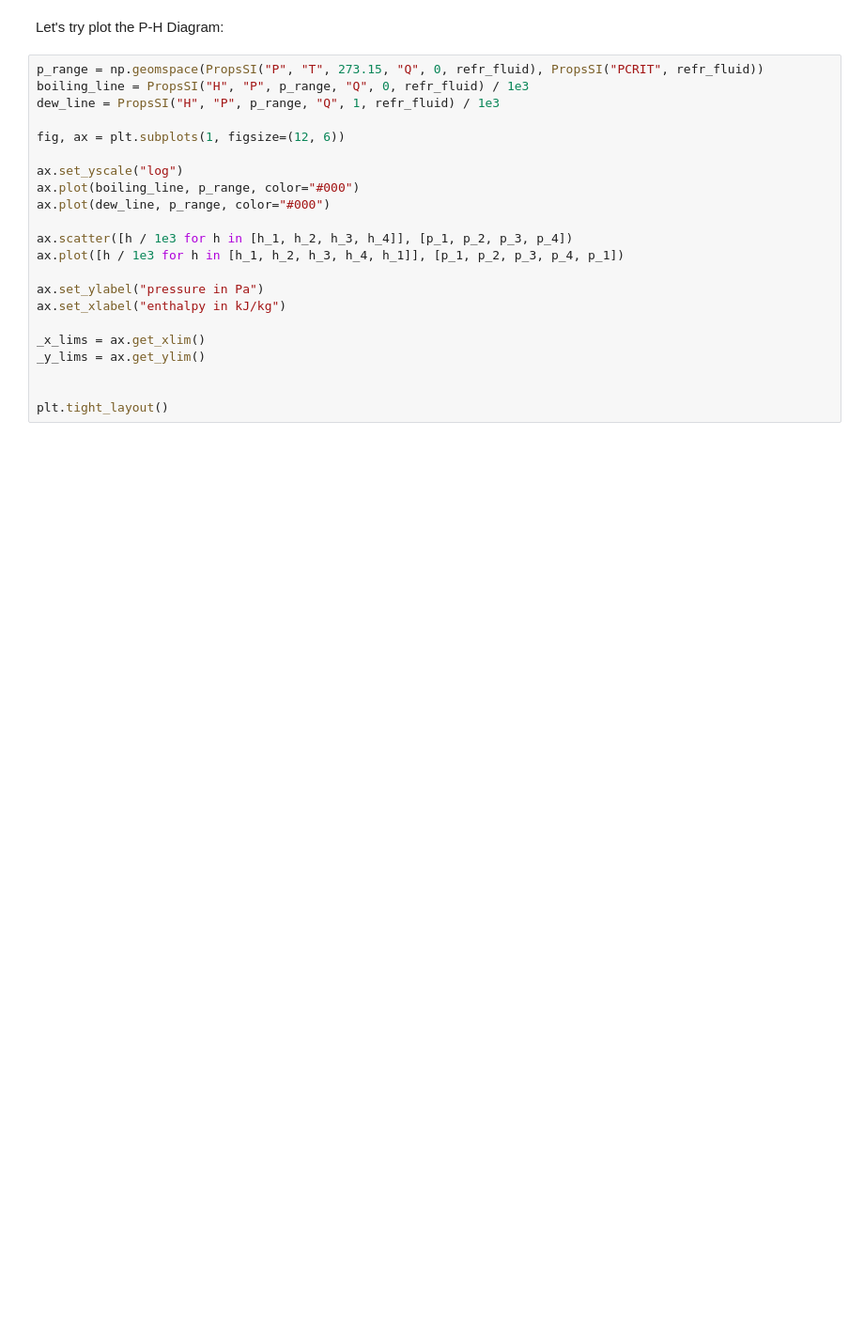
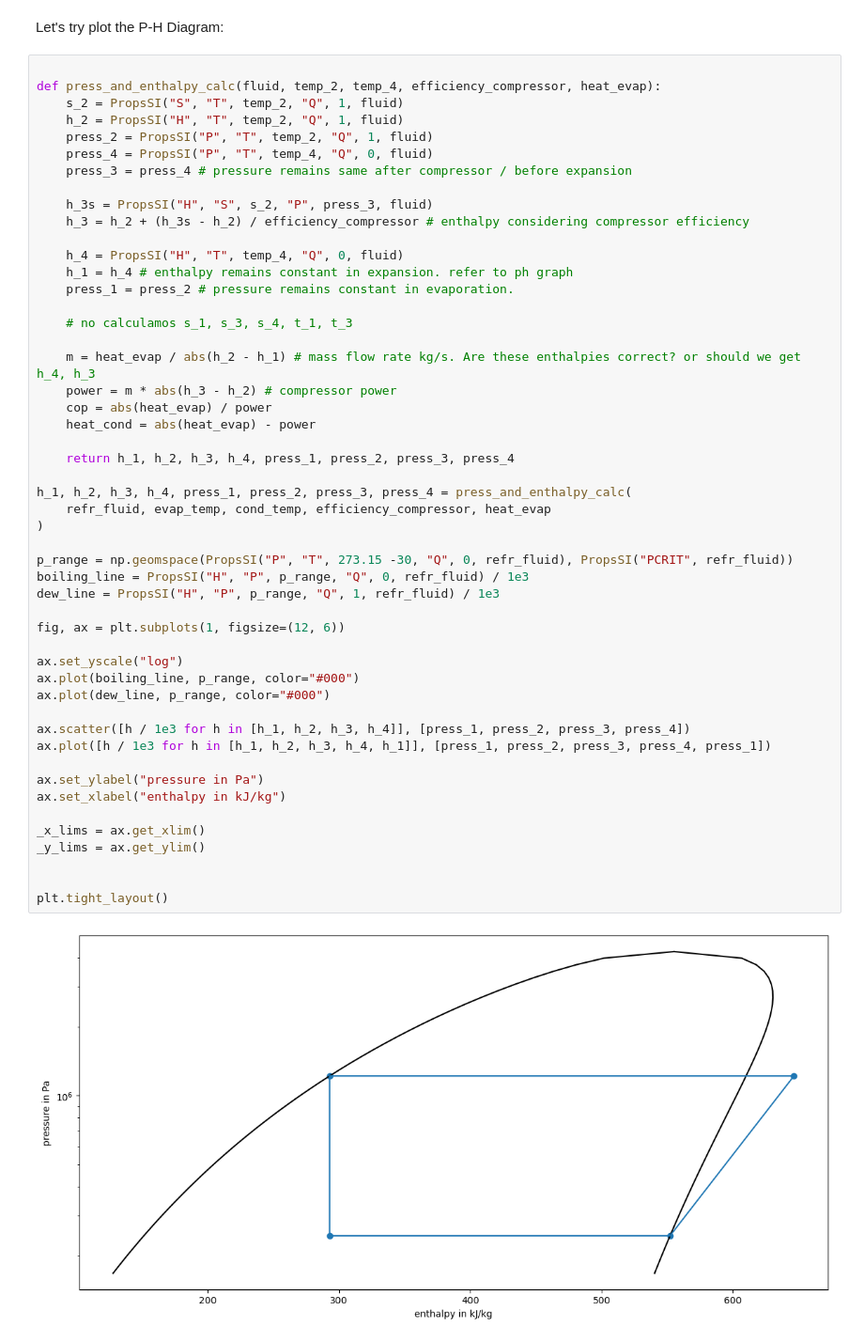
Before and after one commit to boujuan/Renewable_Energy_Heat, a Jupyter notebook: Scratchpad_alberto.ipynb, the cells around one changed output. Shown: that part at 94% size. Saved outputs shown, nothing was run; the diff lists cells and outputs as text; blank space fills up the shorter version.

```diff
--- a/Scratchpad_alberto.ipynb
+++ b/Scratchpad_alberto.ipynb
@@ -138,24 +143,54 @@ plt.tight_layout()
 # %% [markdown]
 Let's try plot the P-H Diagram:
 # %%
-p_range = np.geomspace(PropsSI("P", "T", 273.15, "Q", 0, refr_fluid), PropsSI("PCRIT", refr_fluid))
+
+def press_and_enthalpy_calc(fluid, temp_2, temp_4, efficiency_compressor, heat_evap):
+    s_2 = PropsSI("S", "T", temp_2, "Q", 1, fluid)
+    h_2 = PropsSI("H", "T", temp_2, "Q", 1, fluid)
+    press_2 = PropsSI("P", "T", temp_2, "Q", 1, fluid)
+    press_4 = PropsSI("P", "T", temp_4, "Q", 0, fluid)
+    press_3 = press_4 # pressure remains same after compressor / before expansion
+
+    h_3s = PropsSI("H", "S", s_2, "P", press_3, fluid)
+    h_3 = h_2 + (h_3s - h_2) / efficiency_compressor # enthalpy considering compressor efficiency
+
+    h_4 = PropsSI("H", "T", temp_4, "Q", 0, fluid)
+    h_1 = h_4 # enthalpy remains constant in expansion. refer to ph graph
+    press_1 = press_2 # pressure remains constant in evaporation.
+
+    # no calculamos s_1, s_3, s_4, t_1, t_3
+
+    m = heat_evap / abs(h_2 - h_1) # mass flow rate kg/s. Are these enthalpies correct? or should we get h_4, h_3
+    power = m * abs(h_3 - h_2) # compressor power
+    cop = abs(heat_evap) / power
+    heat_cond = abs(heat_evap) - power
+
+    return h_1, h_2, h_3, h_4, press_1, press_2, press_3, press_4
+
+h_1, h_2, h_3, h_4, press_1, press_2, press_3, press_4 = press_and_enthalpy_calc(
+    refr_fluid, evap_temp, cond_temp, efficiency_compressor, heat_evap
+)
+
+p_range = np.geomspace(PropsSI("P", "T", 273.15 -30, "Q", 0, refr_fluid), PropsSI("PCRIT", refr_fluid))
 boiling_line = PropsSI("H", "P", p_range, "Q", 0, refr_fluid) / 1e3
 dew_line = PropsSI("H", "P", p_range, "Q", 1, refr_fluid) / 1e3
 
 fig, ax = plt.subplots(1, figsize=(12, 6))
 
 ax.set_yscale("log")
 ax.plot(boiling_line, p_range, color="#000")
 ax.plot(dew_line, p_range, color="#000")
 
-ax.scatter([h / 1e3 for h in [h_1, h_2, h_3, h_4]], [p_1, p_2, p_3, p_4])
-ax.plot([h / 1e3 for h in [h_1, h_2, h_3, h_4, h_1]], [p_1, p_2, p_3, p_4, p_1])
+ax.scatter([h / 1e3 for h in [h_1, h_2, h_3, h_4]], [press_1, press_2, press_3, press_4])
+ax.plot([h / 1e3 for h in [h_1, h_2, h_3, h_4, h_1]], [press_1, press_2, press_3, press_4, press_1])
 
 ax.set_ylabel("pressure in Pa")
 ax.set_xlabel("enthalpy in kJ/kg")
 
 _x_lims = ax.get_xlim()
 _y_lims = ax.get_ylim()
 
 
 plt.tight_layout()
+# %% [output]
+[figure, added]
```
Also changed, not shown: parts of 6 cells of this notebook, 3 other files.
